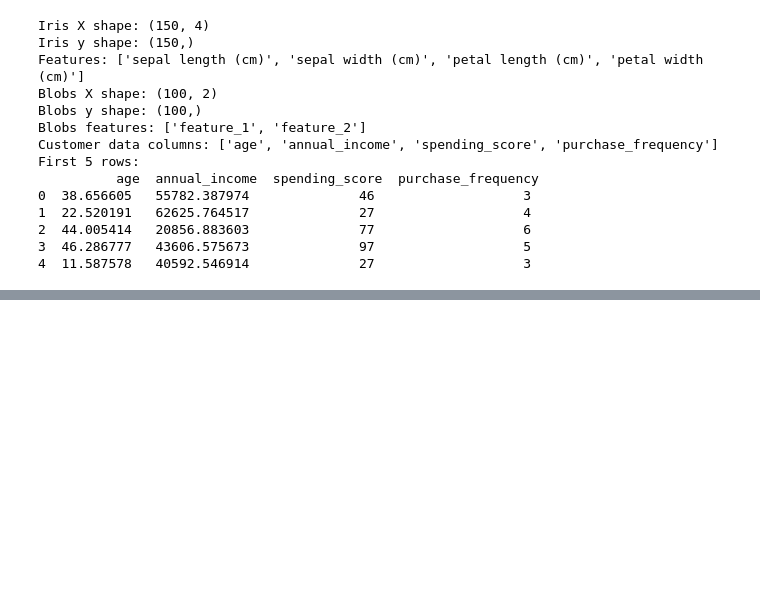
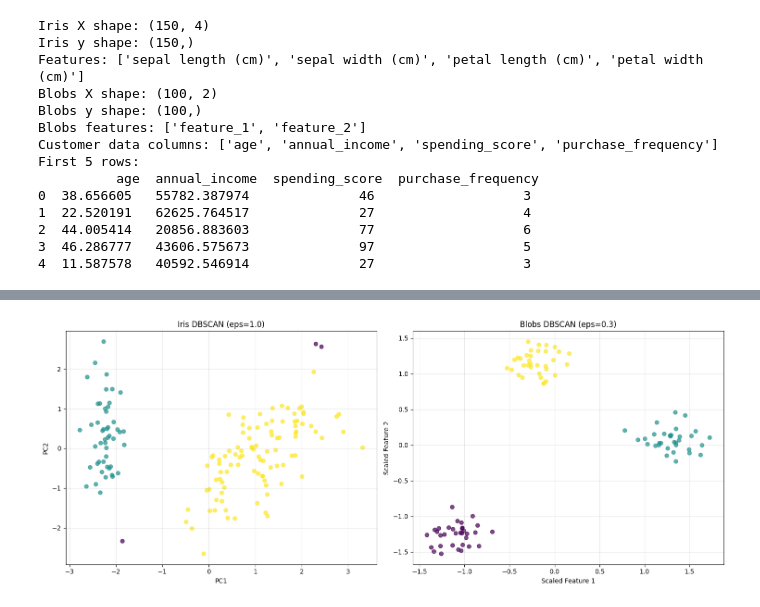
Before and after one commit to sarazhara1/clusterviz-project, a Jupyter notebook: TUTORIAL.ipynb, the cells around one changed output, grey strips where cells are left out. Saved outputs shown, nothing was run; the diff lists cells and outputs as text; code cells hidden in the pictures; blank space fills up the shorter version.

```diff
--- a/TUTORIAL.ipynb
+++ b/TUTORIAL.ipynb
@@ -185,0 +174,78 @@ First 10 labels: [0 0 1 2 1 2 0 0 1 2]
+# %%
+from clusterviz.clusterer import Clusterer
+from clusterviz.evaluation import Evaluator
+import matplotlib.pyplot as plt
+
+# Initializing Clusterer and Evaluator
+clusterer = Clusterer()
+evaluator = Evaluator()
+
+# DBSCAN parameter grids
+eps_values = [0.3, 0.5, 0.7, 1.0]
+min_samples_values = [3, 5, 7]
+
+dbscan_results = []
+
+print("\nDBSCAN Parameter Sweep:")
+print("Dataset | eps | min_samples | n_clusters | n_noise | silhouette | davies_bouldin")
+print("-" * 80)
+
+# Looping over datasets and parameter combinations
+for dataset_name, X in [("Iris", X_iris_scaled), ("Blobs", X_blobs_scaled)]:
+    for eps in eps_values:
+        for min_samples in min_samples_values:
+            result = clusterer.fit_dbscan(X, eps=eps, min_samples=min_samples)
+
+            if result['n_clusters'] >= 2:
+                sil_score = evaluator.silhouette(X, result['labels'])
+                dbi_score = evaluator.davies_bouldin(X, result['labels'])
+                dbscan_results.append({
+                    'dataset': dataset_name,
+                    'result': result,
+                    'silhouette': sil_score,
+                    'dbi': dbi_score,
+                    'X': X
+                })
+            else:
+                sil_score = -1
+                dbi_score = float('inf')
+
+            print(f"{dataset_name:7} | {eps:3.1f} | {min_samples:11} | "
+                  f"{result['n_clusters']:10} | {result['n_noise']:7} | "
+                  f"{sil_score:10.3f} | {dbi_score:12.3f}")
+
+# Selecting the best DBSCAN results by silhouette score
+if dbscan_results:
+    iris_best = max([r for r in dbscan_results if r['dataset'] == 'Iris'],
+                    key=lambda x: x['silhouette'])
+    blobs_best = max([r for r in dbscan_results if r['dataset'] == 'Blobs'],
+                     key=lambda x: x['silhouette'])
+
+    print("\nBest DBSCAN Results (by silhouette score):")
+    print(f"  Iris: eps={iris_best['result']['params']['eps']}, "
+          f"silhouette={iris_best['silhouette']:.3f}, "
+          f"DBI={iris_best['dbi']:.3f}")
+    print(f"  Blobs: eps={blobs_best['result']['params']['eps']}, "
+          f"silhouette={blobs_best['silhouette']:.3f}, "
+          f"DBI={blobs_best['dbi']:.3f}")
+
+    # Visualization
+    fig, (ax1, ax2) = plt.subplots(1, 2, figsize=(15, 6))
+
+    ax1.scatter(iris_best['X'][:, 0], iris_best['X'][:, 1],
+                c=iris_best['result']['labels'], cmap='viridis', alpha=0.7)
+    ax1.set_title(f"Iris DBSCAN (eps={iris_best['result']['params']['eps']})")
+    ax1.set_xlabel('PC1')
+    ax1.set_ylabel('PC2')
+    ax1.grid(True, alpha=0.3)
+
+    ax2.scatter(blobs_best['X'][:, 0], blobs_best['X'][:, 1],
+                c=blobs_best['result']['labels'], cmap='viridis', alpha=0.7)
+    ax2.set_title(f"Blobs DBSCAN (eps={blobs_best['result']['params']['eps']})")
+    ax2.set_xlabel('Scaled Feature 1')
+    ax2.set_ylabel('Scaled Feature 2')
+    ax2.grid(True, alpha=0.3)
+
+    plt.tight_layout()
+    plt.show()
+# %% [output]
@@ -185,0 +269 @@ First 10 labels: [0 0 1 2 1 2 0 0 1 2]
+[figure, added]
```
Also changed, not shown: parts of 17 cells of this notebook.
